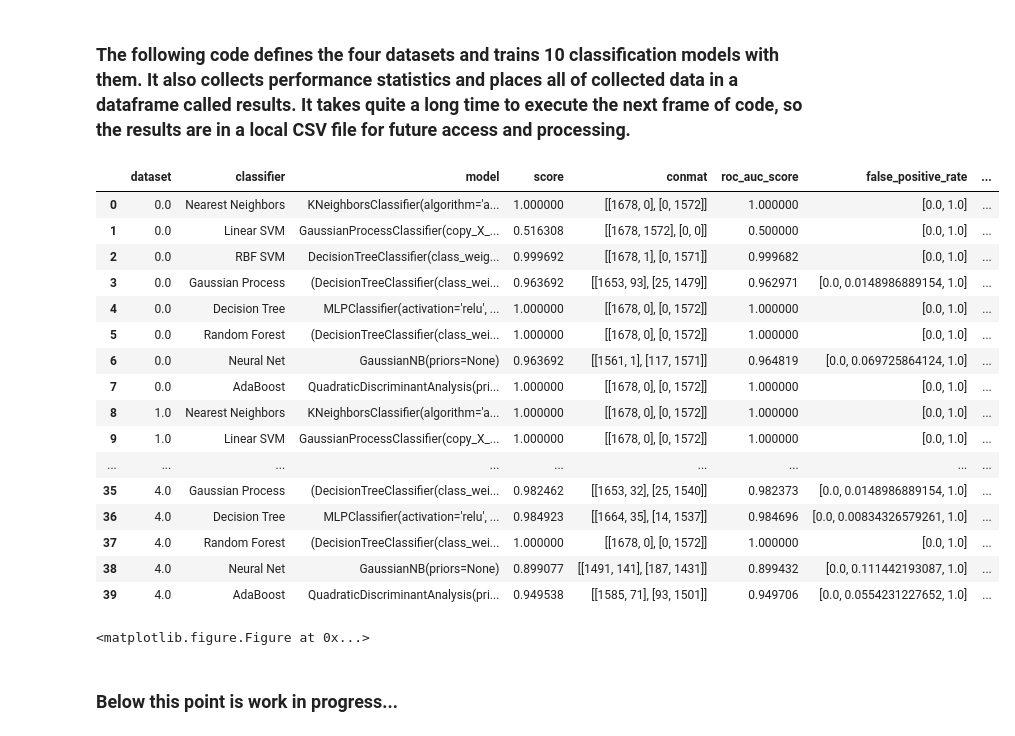
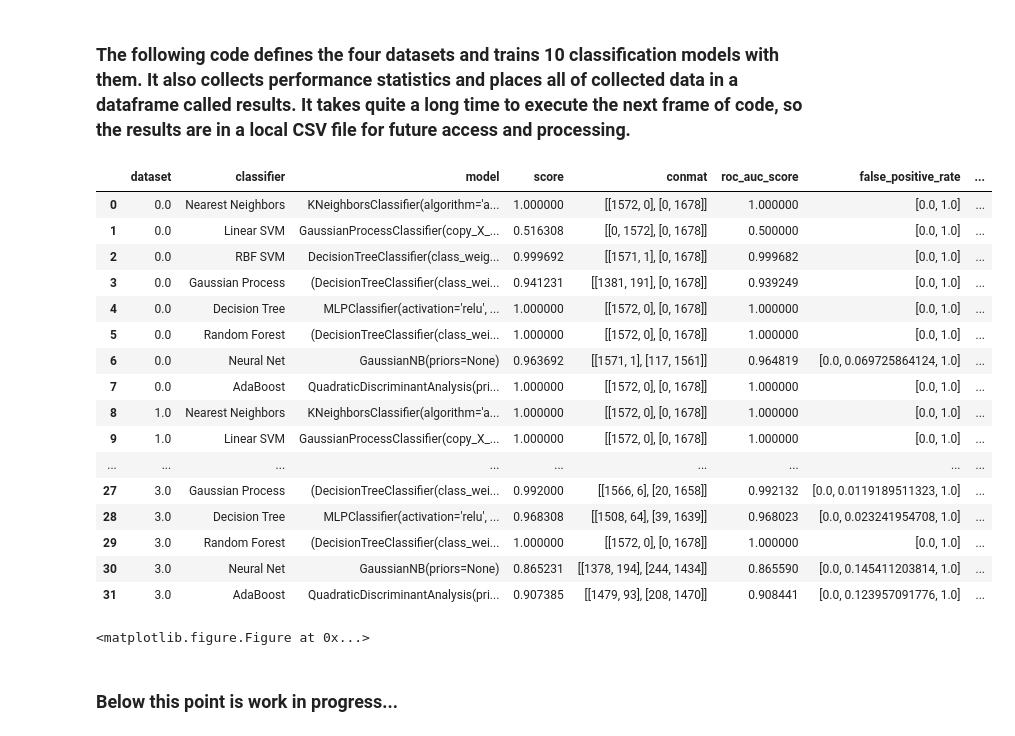
Before and after one commit to mohsseha/DSI-BOS-students, a Jupyter notebook: pparker-roach/capstone/Capstone_Mushroom_Classification.ipynb, the cells around one changed output. Drawn from its saved outputs; the diff is of its cells as text; code cells hidden in the pictures.

```diff
--- a/pparker-roach/capstone/Capstone_Mushroom_Classification.ipynb
+++ b/pparker-roach/capstone/Capstone_Mushroom_Classification.ipynb
@@ -497,6 +504,8 @@ names = [
 
 classifiers = [
      KNeighborsClassifier(3, algorithm='auto'),
+     SVC(kernel="linear", C=0.025),
+     SVC(gamma=2, C=1),
      GaussianProcessClassifier(1.0 * RBF(1.0), warm_start=True),
      DecisionTreeClassifier(max_depth=5),
      RandomForestClassifier(max_depth=5, n_estimators=10, max_features=1),
@@ -507,56 +516,56 @@ classifiers = [
 ]
 
 results = pd.DataFrame(columns=('dataset', 'classifier', 'model', 'score', 'conmat', 'roc_auc_score', 'false_positive_rate', 'true_positive_rate'))
-labels = ['Poisonous', 'Edible']
+labels = [1,0]
 i = 0 # counter for adding rows to the results dataset
 
 for dataset_count, dataset in enumerate(datasets):
 
     X, y = dataset
     X = StandardScaler().fit_transform(X)
     X_train, X_test, y_train, y_test = \
             train_test_split(X, y, test_size=.4, random_state=42)
 
 
     # iterate over classifiers
     for name, clf in zip(names, classifiers):
 
         clf.fit(X_train, y_train)
         y_predict = clf.predict(X_test)
         score = accuracy_score(y_test, y_predict)
-        con_mat = confusion_matrix(y_predict, y_test, )
+        con_mat = confusion_matrix(y_test, y_predict, labels)
         roc_auc = roc_auc_score(y_test, y_predict)
 
         false_positive_rate, true_positive_rate, thresholds = roc_curve(y_test, y_predict)
 
 
 
         results.loc[i] = [dataset_count, name, clf, score, con_mat, roc_auc, false_positive_rate, true_positive_rate]
         i += 1
 
 
 results
 
 # plt.tight_layout()
 # plt.show()
 # %% [output]
 |  | dataset | classifier | model | score | conmat | roc_auc_score | false_positive_rate | ... |
-| 0 | 0.0 | Nearest Neighbors | KNeighborsClassifier(algorithm='a... | 1.000000 | [[1678, 0], [0, 1572]] | 1.000000 | [0.0, 1.0] | ... |
-| 1 | 0.0 | Linear SVM | GaussianProcessClassifier(copy_X_... | 0.516308 | [[1678, 1572], [0, 0]] | 0.500000 | [0.0, 1.0] | ... |
-| 2 | 0.0 | RBF SVM | DecisionTreeClassifier(class_weig... | 0.999692 | [[1678, 1], [0, 1571]] | 0.999682 | [0.0, 1.0] | ... |
-| 3 | 0.0 | Gaussian Process | (DecisionTreeClassifier(class_wei... | 0.963692 | [[1653, 93], [25, 1479]] | 0.962971 | [0.0, 0.0148986889154, 1.0] | ... |
-| 4 | 0.0 | Decision Tree | MLPClassifier(activation='relu', ... | 1.000000 | [[1678, 0], [0, 1572]] | 1.000000 | [0.0, 1.0] | ... |
-| 5 | 0.0 | Random Forest | (DecisionTreeClassifier(class_wei... | 1.000000 | [[1678, 0], [0, 1572]] | 1.000000 | [0.0, 1.0] | ... |
-| 6 | 0.0 | Neural Net | GaussianNB(priors=None) | 0.963692 | [[1561, 1], [117, 1571]] | 0.964819 | [0.0, 0.069725864124, 1.0] | ... |
-| 7 | 0.0 | AdaBoost | QuadraticDiscriminantAnalysis(pri... | 1.000000 | [[1678, 0], [0, 1572]] | 1.000000 | [0.0, 1.0] | ... |
-| 8 | 1.0 | Nearest Neighbors | KNeighborsClassifier(algorithm='a... | 1.000000 | [[1678, 0], [0, 1572]] | 1.000000 | [0.0, 1.0] | ... |
-| 9 | 1.0 | Linear SVM | GaussianProcessClassifier(copy_X_... | 1.000000 | [[1678, 0], [0, 1572]] | 1.000000 | [0.0, 1.0] | ... |
+| 0 | 0.0 | Nearest Neighbors | KNeighborsClassifier(algorithm='a... | 1.000000 | [[1572, 0], [0, 1678]] | 1.000000 | [0.0, 1.0] | ... |
+| 1 | 0.0 | Linear SVM | GaussianProcessClassifier(copy_X_... | 0.516308 | [[0, 1572], [0, 1678]] | 0.500000 | [0.0, 1.0] | ... |
+| 2 | 0.0 | RBF SVM | DecisionTreeClassifier(class_weig... | 0.999692 | [[1571, 1], [0, 1678]] | 0.999682 | [0.0, 1.0] | ... |
+| 3 | 0.0 | Gaussian Process | (DecisionTreeClassifier(class_wei... | 0.941231 | [[1381, 191], [0, 1678]] | 0.939249 | [0.0, 1.0] | ... |
+| 4 | 0.0 | Decision Tree | MLPClassifier(activation='relu', ... | 1.000000 | [[1572, 0], [0, 1678]] | 1.000000 | [0.0, 1.0] | ... |
+| 5 | 0.0 | Random Forest | (DecisionTreeClassifier(class_wei... | 1.000000 | [[1572, 0], [0, 1678]] | 1.000000 | [0.0, 1.0] | ... |
+| 6 | 0.0 | Neural Net | GaussianNB(priors=None) | 0.963692 | [[1571, 1], [117, 1561]] | 0.964819 | [0.0, 0.069725864124, 1.0] | ... |
+| 7 | 0.0 | AdaBoost | QuadraticDiscriminantAnalysis(pri... | 1.000000 | [[1572, 0], [0, 1678]] | 1.000000 | [0.0, 1.0] | ... |
+| 8 | 1.0 | Nearest Neighbors | KNeighborsClassifier(algorithm='a... | 1.000000 | [[1572, 0], [0, 1678]] | 1.000000 | [0.0, 1.0] | ... |
+| 9 | 1.0 | Linear SVM | GaussianProcessClassifier(copy_X_... | 1.000000 | [[1572, 0], [0, 1678]] | 1.000000 | [0.0, 1.0] | ... |
 | ... | ... | ... | ... | ... | ... | ... | ... | ... |
-| 35 | 4.0 | Gaussian Process | (DecisionTreeClassifier(class_wei... | 0.982462 | [[1653, 32], [25, 1540]] | 0.982373 | [0.0, 0.0148986889154, 1.0] | ... |
-| 36 | 4.0 | Decision Tree | MLPClassifier(activation='relu', ... | 0.984923 | [[1664, 35], [14, 1537]] | 0.984696 | [0.0, 0.00834326579261, 1.0] | ... |
-| 37 | 4.0 | Random Forest | (DecisionTreeClassifier(class_wei... | 1.000000 | [[1678, 0], [0, 1572]] | 1.000000 | [0.0, 1.0] | ... |
-| 38 | 4.0 | Neural Net | GaussianNB(priors=None) | 0.899077 | [[1491, 141], [187, 1431]] | 0.899432 | [0.0, 0.111442193087, 1.0] | ... |
-| 39 | 4.0 | AdaBoost | QuadraticDiscriminantAnalysis(pri... | 0.949538 | [[1585, 71], [93, 1501]] | 0.949706 | [0.0, 0.0554231227652, 1.0] | ... |
+| 27 | 3.0 | Gaussian Process | (DecisionTreeClassifier(class_wei... | 0.992000 | [[1566, 6], [20, 1658]] | 0.992132 | [0.0, 0.0119189511323, 1.0] | ... |
+| 28 | 3.0 | Decision Tree | MLPClassifier(activation='relu', ... | 0.968308 | [[1508, 64], [39, 1639]] | 0.968023 | [0.0, 0.023241954708, 1.0] | ... |
+| 29 | 3.0 | Random Forest | (DecisionTreeClassifier(class_wei... | 1.000000 | [[1572, 0], [0, 1678]] | 1.000000 | [0.0, 1.0] | ... |
+| 30 | 3.0 | Neural Net | GaussianNB(priors=None) | 0.865231 | [[1378, 194], [244, 1434]] | 0.865590 | [0.0, 0.145411203814, 1.0] | ... |
+| 31 | 3.0 | AdaBoost | QuadraticDiscriminantAnalysis(pri... | 0.907385 | [[1479, 93], [208, 1470]] | 0.908441 | [0.0, 0.123957091776, 1.0] | ... |
 <matplotlib.figure.Figure at 0x...>
 # %%
 #        plt.title('Receiver Operating Characteristic')
```
Also changed, not shown: parts of 9 cells of this notebook, 12 other files.
